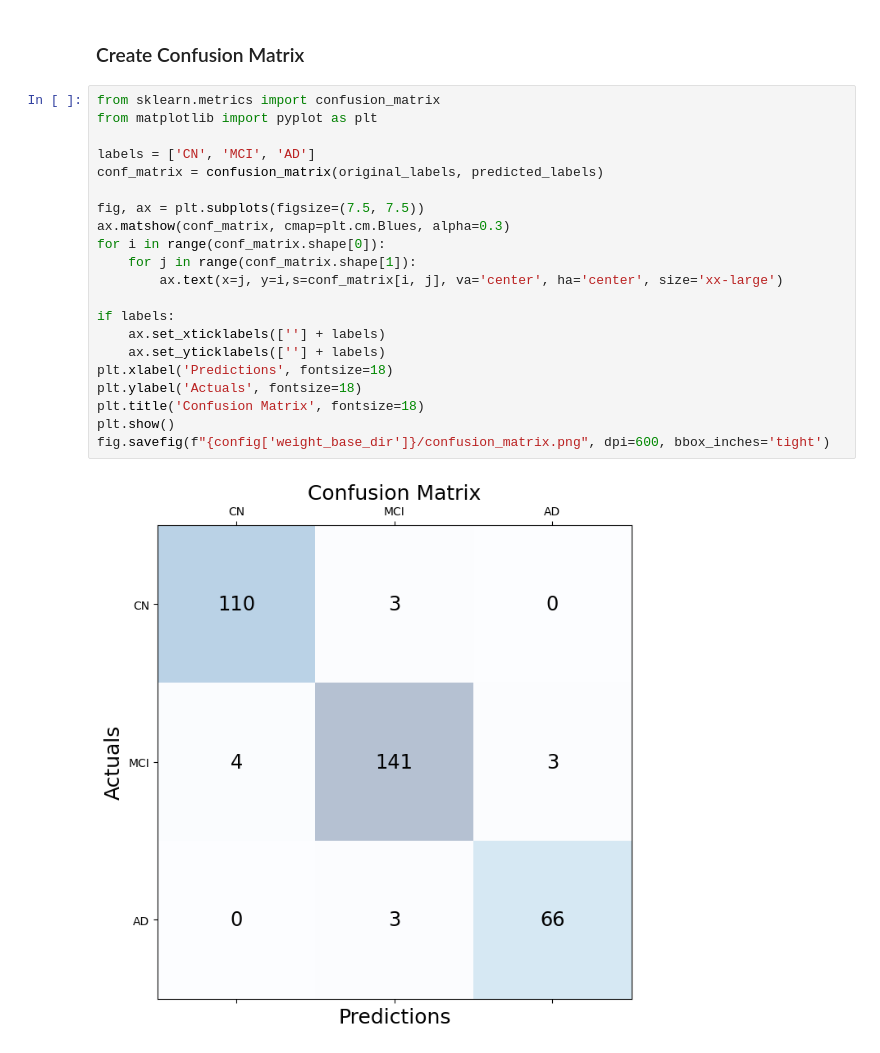
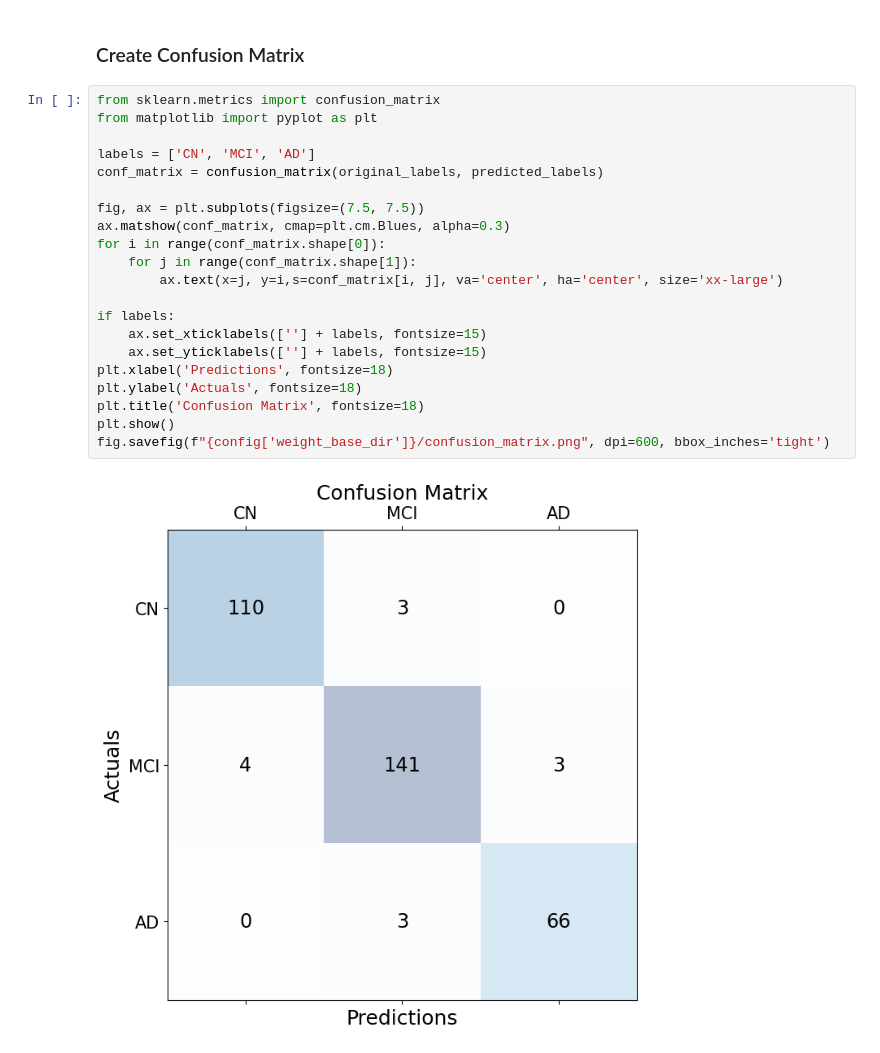
Before and after one commit to arindammajee/Alzheimer-Detection-with-3D-HCCT, a Jupyter notebook: ViT/Ablation Studies/Confusion Matrix.ipynb, the cells around one changed output. Saved outputs shown, nothing was run; the diff lists cells and outputs as text.

```diff
--- a/ViT/Ablation Studies/Confusion Matrix.ipynb
+++ b/ViT/Ablation Studies/Confusion Matrix.ipynb
@@ -610,24 +610,24 @@ Test Loss: 0.13755577205595873, Test Accuracy: 0.9606060606060606
 # %%
 from sklearn.metrics import confusion_matrix
 from matplotlib import pyplot as plt
 
 labels = ['CN', 'MCI', 'AD']
 conf_matrix = confusion_matrix(original_labels, predicted_labels)
 
 fig, ax = plt.subplots(figsize=(7.5, 7.5))
 ax.matshow(conf_matrix, cmap=plt.cm.Blues, alpha=0.3)
 for i in range(conf_matrix.shape[0]):
     for j in range(conf_matrix.shape[1]):
         ax.text(x=j, y=i,s=conf_matrix[i, j], va='center', ha='center', size='xx-large')
 
 if labels:
-    ax.set_xticklabels([''] + labels)
-    ax.set_yticklabels([''] + labels)
+    ax.set_xticklabels([''] + labels, fontsize=15)
+    ax.set_yticklabels([''] + labels, fontsize=15)
 plt.xlabel('Predictions', fontsize=18)
 plt.ylabel('Actuals', fontsize=18)
 plt.title('Confusion Matrix', fontsize=18)
 plt.show()
 fig.savefig(f"{config['weight_base_dir']}/confusion_matrix.png", dpi=600, bbox_inches='tight')
 # %% [output]
-[figure, old version]
+[figure, new version]
 # %%
```
Also changed, not shown: parts of 1 cell of this notebook, 7 other files.
